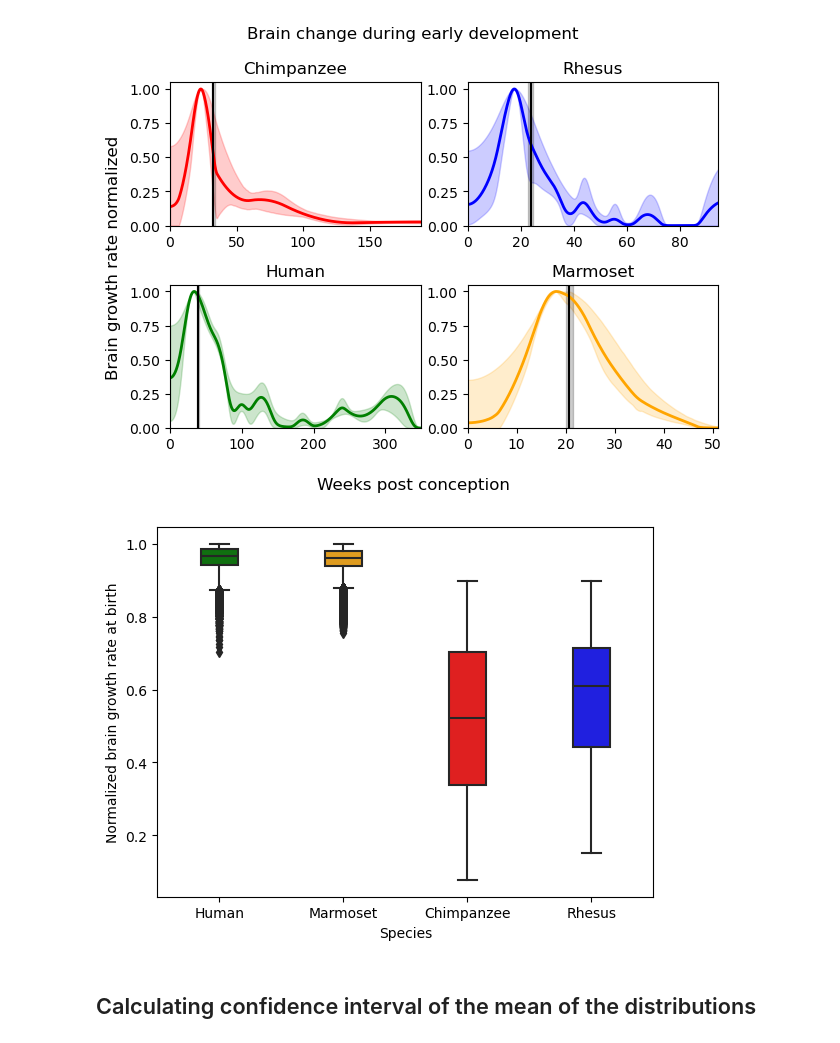
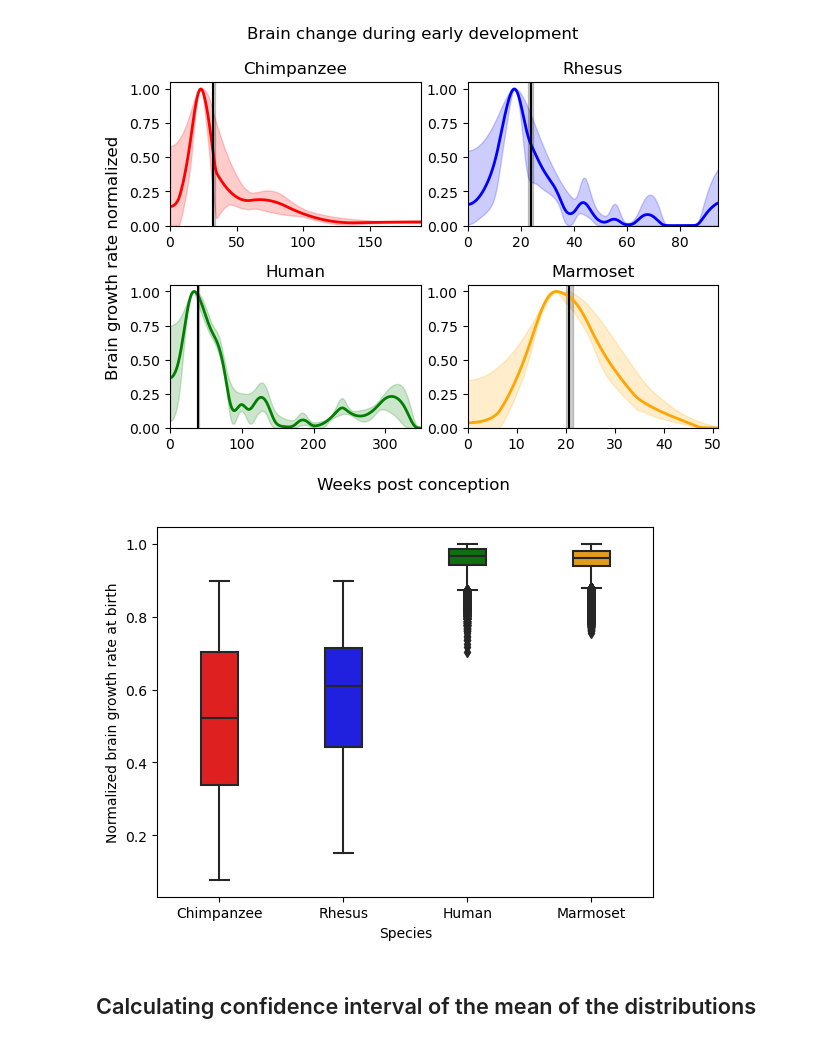
Before and after one commit to biagzi/altricial_brain_vocal_learning, a Jupyter notebook: code/Fig2B_and_2C.ipynb, the cells around one changed output. Cells and saved outputs as stored; diff of their text form; code cells hidden in the pictures.

```diff
--- a/code/Fig2B_and_2C.ipynb
+++ b/code/Fig2B_and_2C.ipynb
@@ -98,25 +98,25 @@ Marmoset
 # %%
 boxplot_df_all = {"specie":[],"possible_values":[]}
 for species in df_fits["specie"].unique():
     all_values = []
     species_all_dist = derivative_data_species_all[species]
     for column in species_all_dist.columns:
         if column != "weeks":
             all_values.extend(species_all_dist[column])
     boxplot_df_all["possible_values"].extend(all_values)
     boxplot_df_all["specie"].extend(len(all_values)*[species])
 
 boxplot_df = pd.DataFrame(boxplot_df_all)
 
 g = sns.boxplot(x="specie", y="possible_values", data=boxplot_df, width=0.3,
-            order = ["Human","Marmoset","Chimpanzee","Rhesus"],
-            palette=["green","orange","red","blue",])
+            order = ["Chimpanzee","Rhesus","Human","Marmoset"],
+            palette=["red","blue","green","orange"])
 
 g.set_xlabel("Species")
 g.set_ylabel("Normalized brain growth rate at birth")
 plt.savefig("{0}/figs/2C.pdf".format(PYTHON_PATH),dpi = 800)
 # %% [output]
-[figure, old version]
+[figure, new version]
 # %% [markdown]
 ## Calculating confidence interval of the mean of the distributions
 # %%
```
Also changed, not shown: parts of 3 cells of this notebook, 3 other files.
